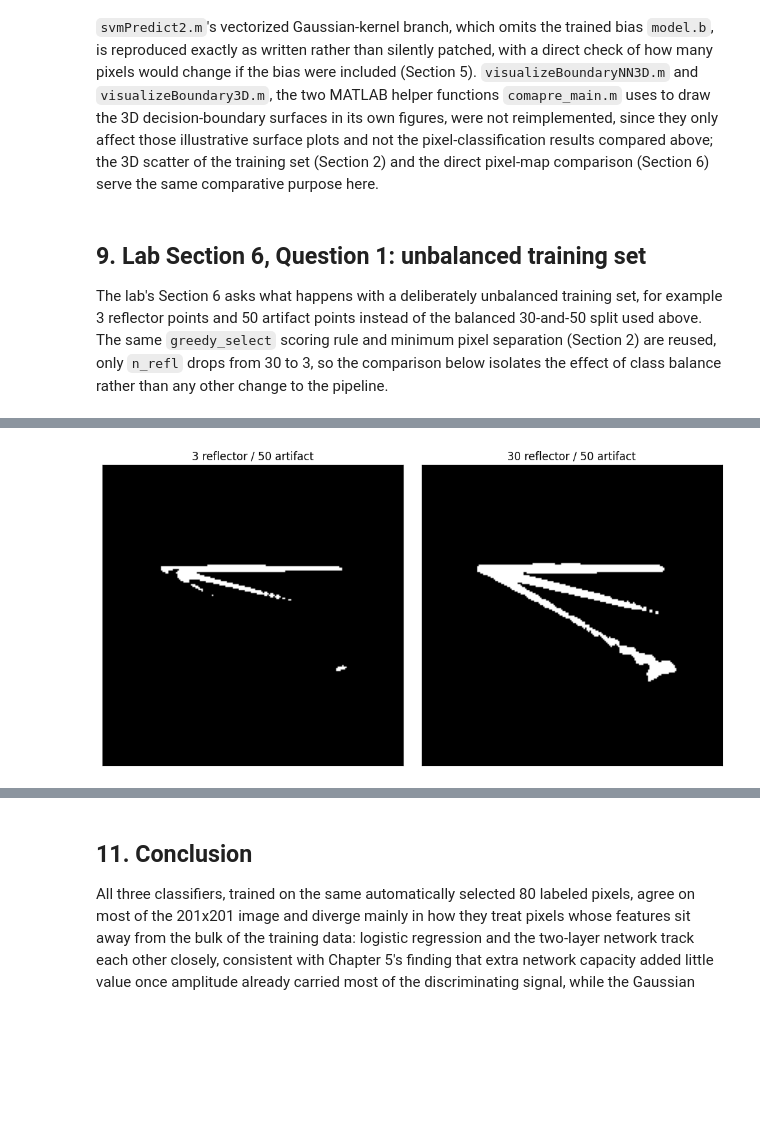
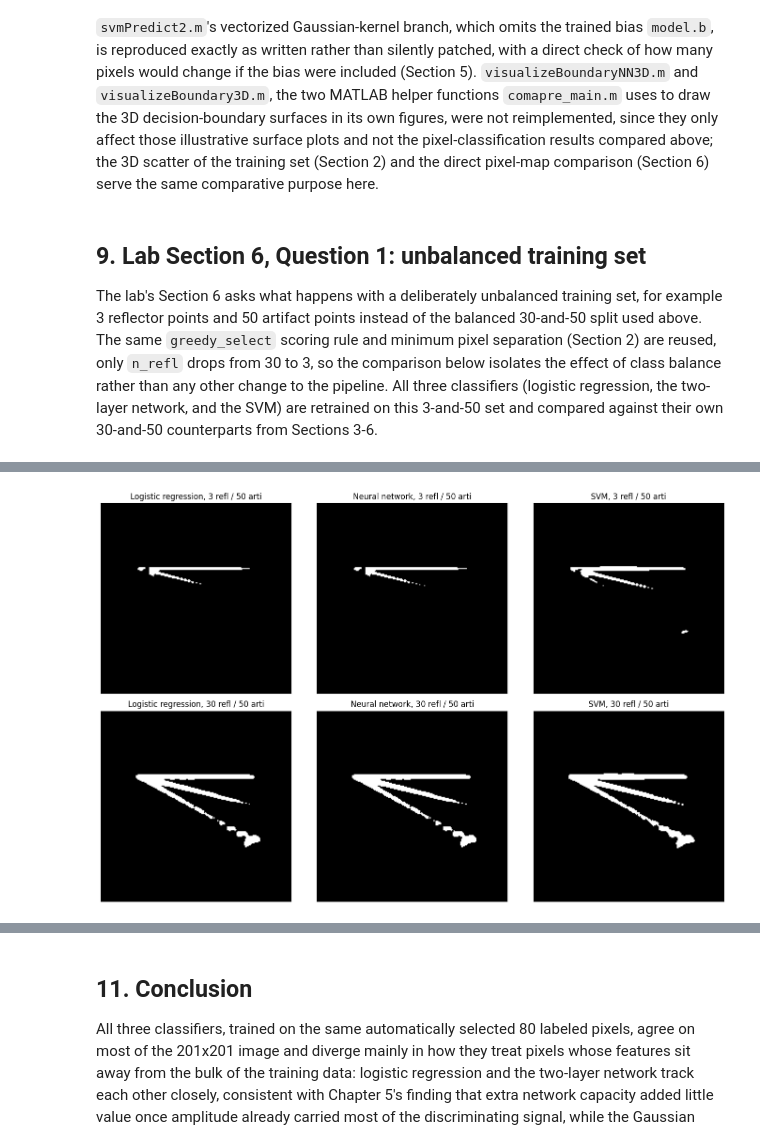
Before and after one commit to ErnaneJ/PPGEEC2327, a Jupyter notebook: exercises/03/exercise_3.ipynb, the cells around one changed output, grey strips where cells are left out. Cells and saved outputs as stored; diff of their text form; code cells hidden in the pictures; blank space fills up the shorter version.

```diff
--- a/exercises/03/exercise_3.ipynb
+++ b/exercises/03/exercise_3.ipynb
@@ -618,6 +618,8 @@ The lab's Section 6 asks what happens with a deliberately unbalanced training se
 points and 50 artifact points instead of the balanced 30-and-50 split used above. The same `greedy_select`
 scoring rule and minimum pixel separation (Section 2) are reused, only `n_refl` drops from 30 to 3, so the
 comparison below isolates the effect of class balance rather than any other change to the pipeline.
+All three classifiers (logistic regression, the two-layer network, and the SVM) are retrained on this
+3-and-50 set and compared against their own 30-and-50 counterparts from Sections 3-6.
 # %%
 taken_imb = np.zeros((nz, nx), dtype=bool)
 refl3_pts = greedy_select(score, 3, ascending=False, taken=taken_imb, min_dist=min_dist)
@@ -631,22 +633,74 @@ for k, (iz, ix) in enumerate(arti50_pts):
 Y_imb = np.zeros(3 + n_arti)
 Y_imb[:3] = 1.0
 
+# Logistic regression, retrained on the imbalanced set (same optimizer as Section 3)
+X_imb_lr = np.hstack([np.ones((X_imb.shape[0], 1)), X_imb])
+theta_imb = np.random.default_rng(rng_seed).random(X_imb_lr.shape[1]) - 0.5
+step = 10.0
+lr_cost_history_imb = []
+for it in range(1, maxiter + 1):
+    cost, grad = cost_function2(theta_imb, X_imb_lr, Y_imb)
+    lr_cost_history_imb.append(cost)
+    theta2 = theta_imb - step * grad
+    cost1, _ = cost_function2(theta2, X_imb_lr, Y_imb)
+    if cost1 > cost:
+        step *= 0.8
+        theta2 = theta_imb - step * grad
+        cost1, _ = cost_function2(theta2, X_imb_lr, Y_imb)
+    theta_imb = theta2
+mig_result1_imb = (sigmoid(feats @ theta_imb) > 0.5).astype(float)
+
+# Two-layer network, retrained on the imbalanced set (same optimizer as Section 4)
+X_imb_nn = expand_features(X_imb)
+rng = np.random.default_rng(rng_seed + 1)
+Theta1_imb = rng.random((hidden_layer_size, input_layer_size + 1)) - 0.5
+Theta2_imb = rng.random((num_labels, hidden_layer_size + 1)) - 0.5
+step = 10.0
+nn_cost_history_imb = []
+for it in range(1, maxiter + 1):
+    cost, g1, g2 = nn_cost_function(Theta1_imb, Theta2_imb, X_imb_nn, Y_imb, lam)
+    nn_cost_history_imb.append(cost)
+    T1_new = Theta1_imb - step * g1
+    T2_new = Theta2_imb - step * g2
+    cost1, _, _ = nn_cost_function(T1_new, T2_new, X_imb_nn, Y_imb, lam)
+    shrinks = 0
+    while cost1 > cost and shrinks < MAX_SHRINKS:
+        step *= 0.8
+        T1_new = Theta1_imb - step * g1
+        T2_new = Theta2_imb - step * g2
+        cost1, _, _ = nn_cost_function(T1_new, T2_new, X_imb_nn, Y_imb, lam)
+        shrinks += 1
+    Theta1_imb, Theta2_imb = T1_new, T2_new
+A1_imb_full = sigmoid(X_nn_full @ Theta1_imb.T)
+A1b_imb_full = np.hstack([np.ones((A1_imb_full.shape[0], 1)), A1_imb_full])
+mig_result2_imb = (sigmoid(A1b_imb_full @ Theta2_imb.T).reshape(nz, nx) > 0.5).astype(float)
+
+# SVM, retrained on the imbalanced set (same as before)
 model_imb = svm_train(X_imb, Y_imb, C=1, sigma=0.1, seed=rng_seed)
 pred_imb, _ = svm_predict(model_imb, all_feats, use_bias=False)
 pred_bal = pred_no_bias
 
-print(f"Imbalanced (3 reflector / {n_arti} artifact): support vectors={model_imb['n_support_vectors']}, "
-      f"signal fraction={pred_imb.mean():.4f}")
-print(f"Balanced ({n_refl} reflector / {n_arti} artifact): support vectors={svm_model['n_support_vectors']}, "
-      f"signal fraction={pred_bal.mean():.4f}")
-print(f"Pixel agreement between the two models: {(pred_imb == pred_bal).mean():.4f}")
+print(f"Logistic regression: final cost={lr_cost_history_imb[-1]:.6f}, "
+      f"signal fraction imbalanced={mig_result1_imb.mean():.4f}, balanced={mig_result1.mean():.4f}, "
+      f"agreement={(mig_result1_imb == mig_result1).mean():.4f}")
+print(f"Neural network: final cost={nn_cost_history_imb[-1]:.6f}, "
+      f"signal fraction imbalanced={mig_result2_imb.mean():.4f}, balanced={mig_result2.mean():.4f}, "
+      f"agreement={(mig_result2_imb == mig_result2).mean():.4f}")
+print(f"SVM: support vectors imbalanced={model_imb['n_support_vectors']}, balanced={svm_model['n_support_vectors']}, "
+      f"signal fraction imbalanced={pred_imb.mean():.4f}, balanced={pred_bal.mean():.4f}, "
+      f"agreement={(pred_imb == pred_bal).mean():.4f}")
 
-fig, axes = plt.subplots(1, 2, figsize=(10, 5))
-axes[0].imshow(pred_imb.reshape(nz, nx), cmap="gray")
-axes[0].set_title(f"3 reflector / {n_arti} artifact")
-axes[1].imshow(pred_bal.reshape(nz, nx), cmap="gray")
-axes[1].set_title(f"{n_refl} reflector / {n_arti} artifact")
-for ax in axes:
+fig, axes = plt.subplots(2, 3, figsize=(14, 9))
+for col, (name, imb_img, bal_img) in enumerate(
+    [("Logistic regression", mig_result1_imb, mig_result1),
+     ("Neural network", mig_result2_imb, mig_result2),
+     ("SVM", pred_imb.reshape(nz, nx), pred_bal.reshape(nz, nx))]
+):
+    axes[0, col].imshow(imb_img, cmap="gray")
+    axes[0, col].set_title(f"{name}, 3 refl / {n_arti} arti")
+    axes[1, col].imshow(bal_img, cmap="gray")
+    axes[1, col].set_title(f"{name}, {n_refl} refl / {n_arti} arti")
+for ax in axes.ravel():
     ax.set_xticks([])
     ax.set_yticks([])
 plt.tight_layout()
@@ -658,2 +712,2 @@ Pixel agreement between the two models: 0.9709
-[figure, old version]
+[figure, new version]
 # %% [markdown]
```
Also changed, not shown: parts of 5 cells of this notebook.
